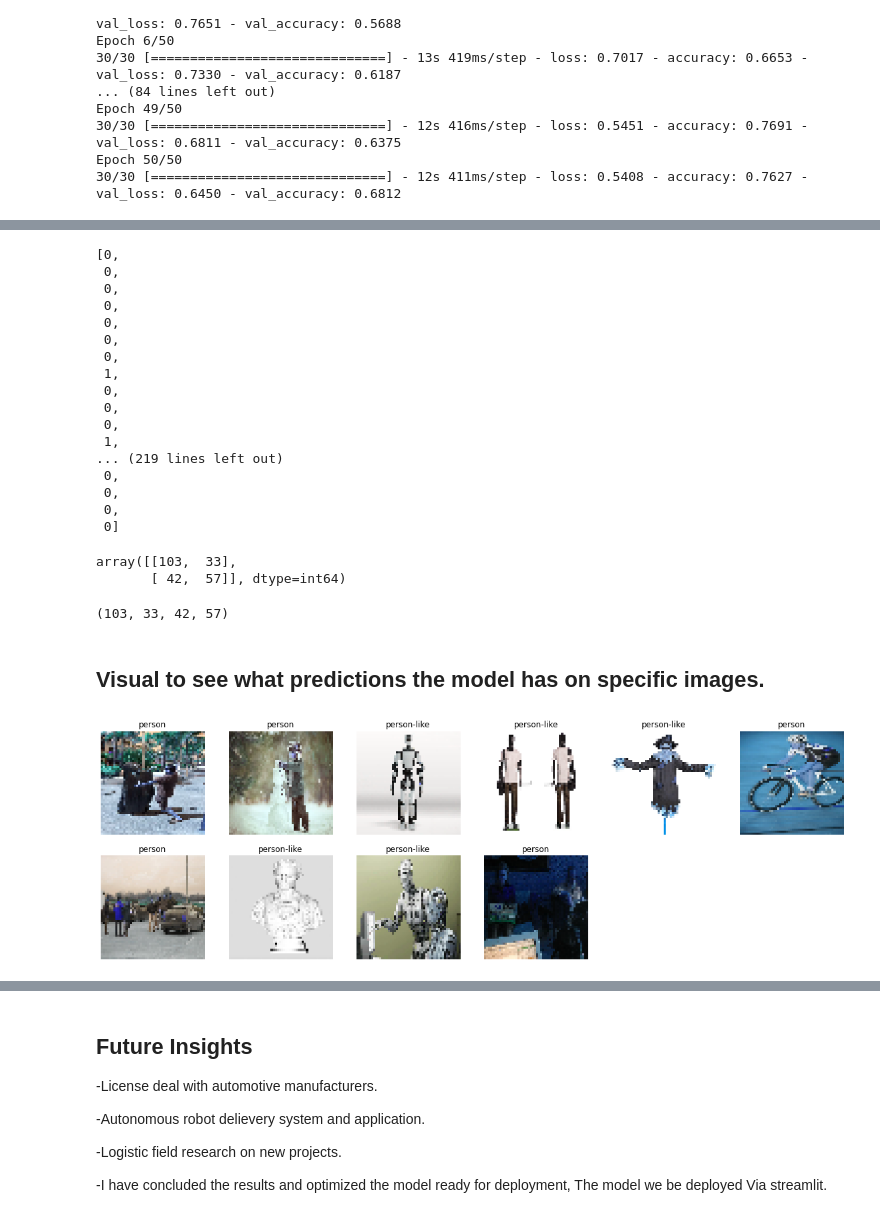
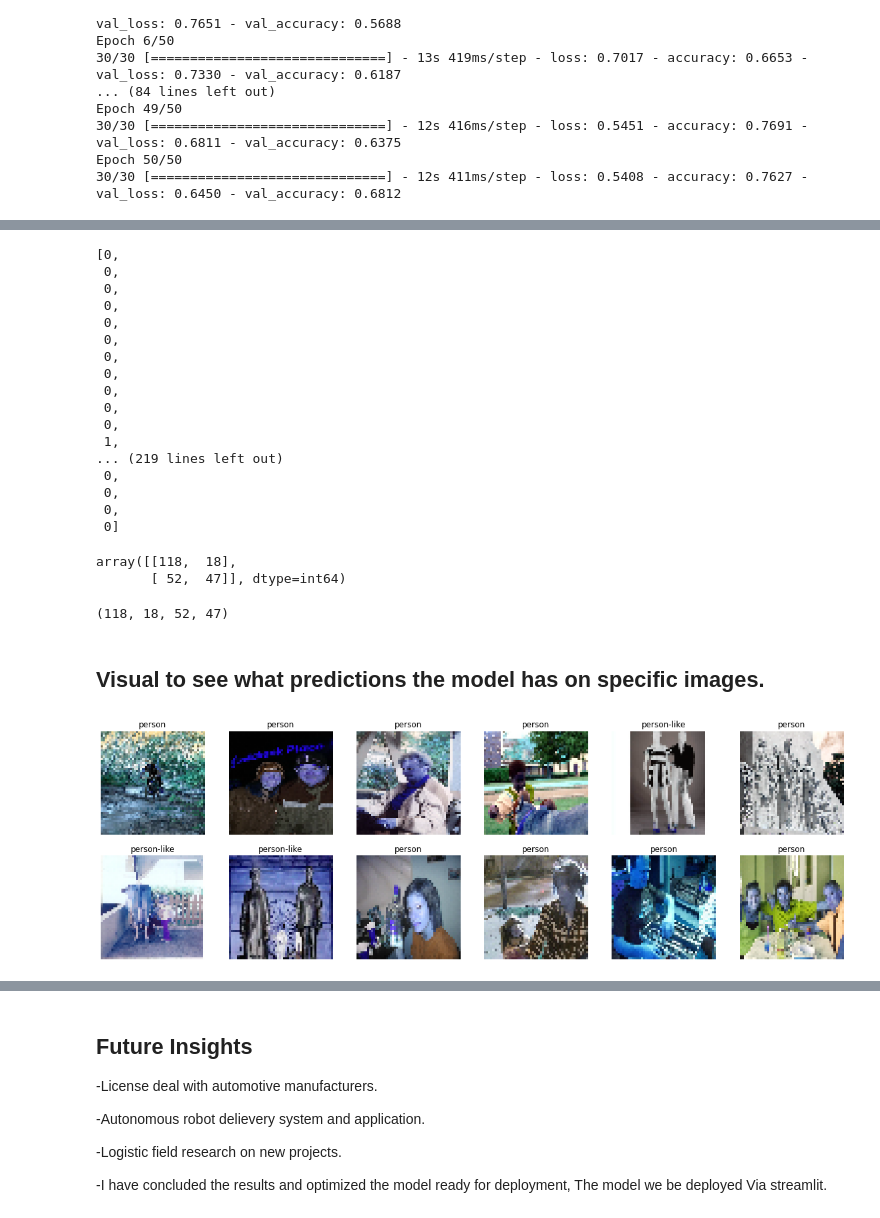
Before and after one commit to stefanocaruso0101/PedestrianDetection, a Jupyter notebook: Final Notebook.ipynb, the cells around one changed output, grey strips where cells are left out. Drawn from its saved outputs; the diff is of its cells as text; code cells hidden in the pictures.

```diff
--- a/Final Notebook.ipynb
+++ b/Final Notebook.ipynb
@@ -321,7 +319,7 @@ class images are person / person like displayed on the header of each photo.
 # %%
 # looking at random images from training data
 plt.figure(figsize=(20,20))
-for n , i in enumerate(list(np.random.randint(0,len(train_images),10))) :
+for n , i in enumerate(list(np.random.randint(0,len(train_images),12))) :
     plt.subplot(6,6,n+1)
     plt.imshow(train_images[i])
     plt.title(classes[train_labels[i]])
@@ -999,18 +980,18 @@ Epoch 50/50
 # %%
-# CNN model # Final model on traing and val
+# CNN model # 14 Final model on traing and val
 model = models.Sequential()
-model.add(layers.Conv2D(filters=64, kernel_size=(5,5),strides=(1, 1),padding='same', activation='relu', input_shape=(50, 50, 3)))
+model.add(layers.Conv2D(filters=64, kernel_size=(5,5),strides=(1, 1),padding='same', activation='swish', input_shape=(50, 50, 3)))
 model.add(layers.MaxPooling2D((3, 3)))
 model.add(layers.Conv2D(filters=88, kernel_size=(5, 5),strides=(1, 1),padding='same', activation='relu'))
 model.add(layers.Dropout(rate=.6))
 model.add(layers.MaxPooling2D((3, 3)))
-model.add(layers.Conv2D(filters=96, kernel_size=(5, 5),strides=(1, 1),padding='same', activation='relu'))
+model.add(layers.Conv2D(filters=96, kernel_size=(5, 5),strides=(1, 1),padding='same', activation='swish'))
 model.add(layers.Dropout(rate=.6))
 model.add(layers.Flatten())
 model.add(layers.Dense(128, activation='relu'))
 model.add(layers.Dense(1, activation='sigmoid'))
 
-model.compile(optimizer='rmsprop',
+model.compile(optimizer='adam',
               loss='binary_crossentropy',
               metrics=['accuracy'])
 
@@ -1097,7 +1088,7 @@ pred_ped
  0,
  0,
  0,
- 1,
+ 0,
  0,
  0,
  0,
@@ -1111,27 +1102,27 @@ pred_ped
 # review the confusion matrix to see how many times my model was wrong(fp,fn) or right ( tp,tn)
 confusion_matrix(test_labels_4,pred_ped)
 # %% [output]
-array([[103,  33],
-       [ 42,  57]], dtype=int64)
+array([[118,  18],
+       [ 52,  47]], dtype=int64)
 # %%
 # exploring different ways to review results
 tn, fp, fn, tp = confusion_matrix(test_labels_4,pred_ped).ravel()
 # %%
 (tn, fp, fn, tp)
 # %% [output]
-(103, 33, 42, 57)
+(118, 18, 52, 47)
 # %% [markdown]
 ##  Visual to see what predictions the model has on specific images.
 # %%
 # prediction visual on the images
 
 plt.figure(figsize=(20,20))
-for n , i in enumerate(list(np.random.randint(0,len(pred_ped),10))) :
+for n , i in enumerate(list(np.random.randint(0,len(pred_ped),12))) :
     plt.subplot(6,6,n+1)
     plt.imshow(test_images_4[i])
     plt.title(classes[pred_ped[i]])
     plt.axis('off')
 # %% [output]
-[figure, old version]
+[figure, new version]
 # %% [markdown]
 ## Conclusion
```
Also changed, not shown: parts of 25 cells of this notebook, 1 other file.
